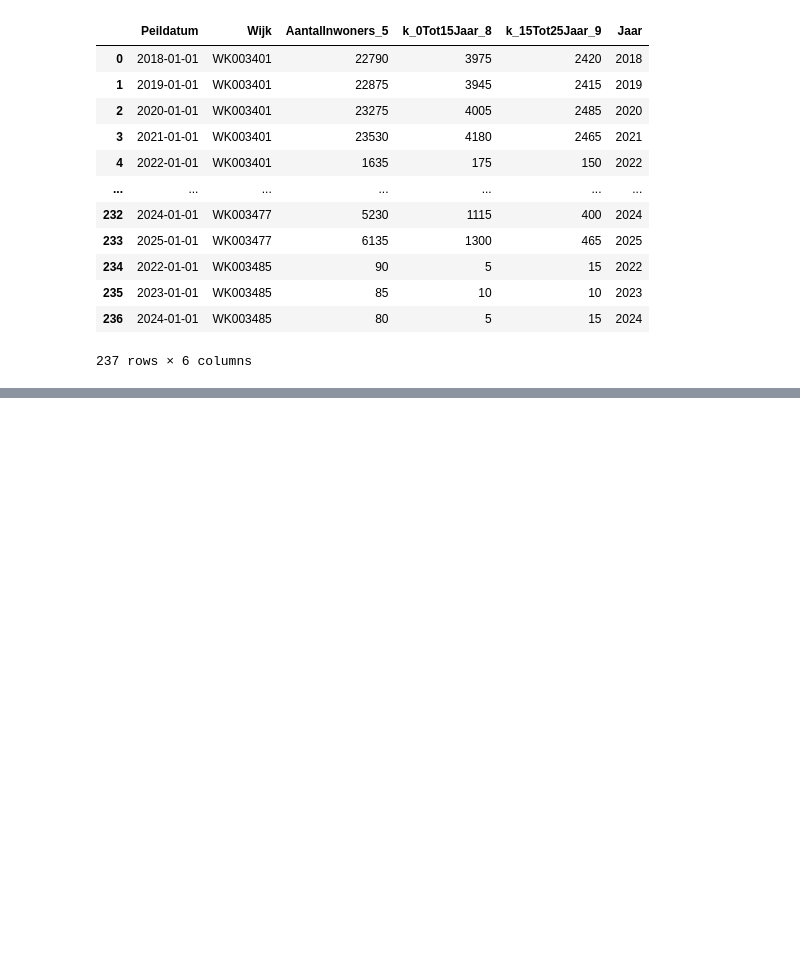
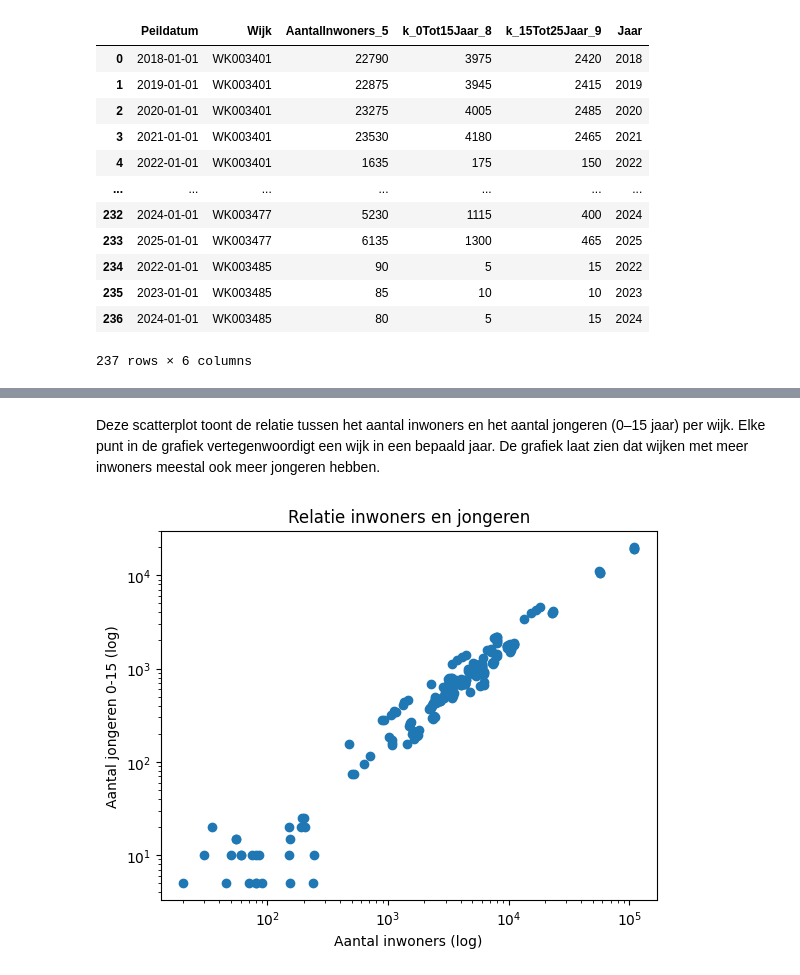
Before and after one commit to Ismael-991/almere-jeugd-voorspelling, a Jupyter notebook: notebooks/individual/Mohammed_notebook.ipynb, the cells around one changed output, grey strips where cells are left out. Cells and saved outputs as stored; diff of their text form; code cells hidden in the pictures; blank space fills up the shorter version.

```diff
--- a/notebooks/individual/Mohammed_notebook.ipynb
+++ b/notebooks/individual/Mohammed_notebook.ipynb
@@ -102,0 +172,15 @@ df.to_csv("../../data/processed/df_v6_clean_final.csv", index=False)
+# %% [markdown]
+Deze scatterplot toont de relatie tussen het aantal inwoners en het aantal jongeren (0–15 jaar) per wijk.
+Elke punt in de grafiek vertegenwoordigt een wijk in een bepaald jaar.
+De grafiek laat zien dat wijken met meer inwoners meestal ook meer jongeren hebben.
+# %%
+plt.scatter(df["AantalInwoners_5"], df["k_0Tot15Jaar_8"])
+plt.xscale("log")
+plt.yscale("log")
+
+plt.xlabel("Aantal inwoners (log)")
+plt.ylabel("Aantal jongeren 0-15 (log)")
+plt.title("Relatie inwoners en jongeren")
+plt.show()
+# %% [output]
+[figure, added]
```
Also changed, not shown: parts of 35 cells of this notebook.
